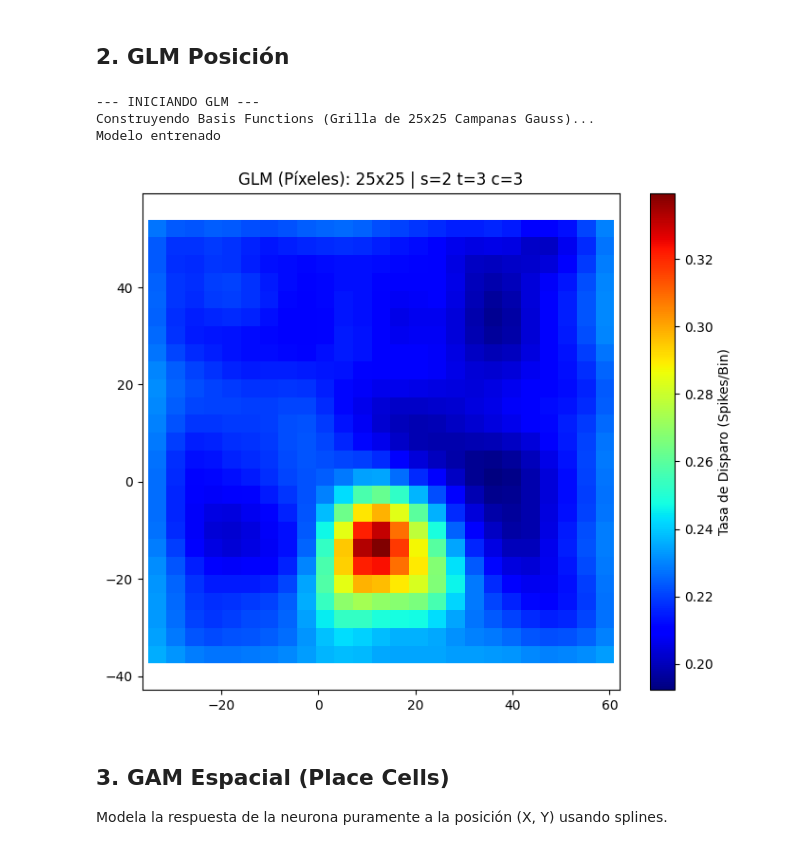
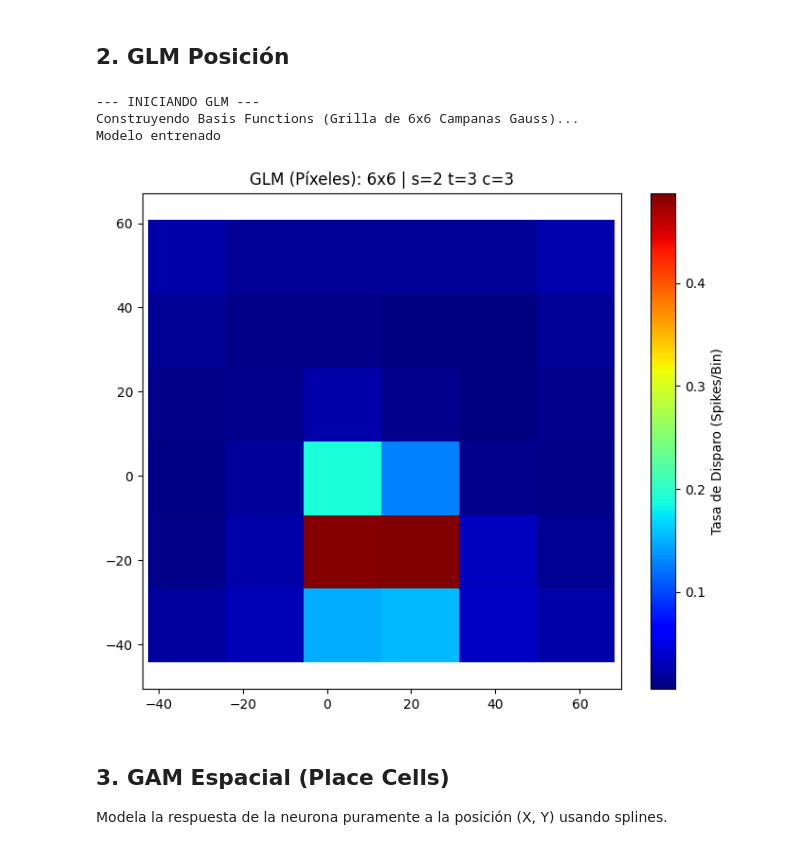
Before and after one commit to tomasroko1/Octodon-Degus, a Jupyter notebook: playground.ipynb, the cells around one changed output. Cells and saved outputs as stored; diff of their text form; code cells hidden in the pictures.

```diff
--- a/playground.ipynb
+++ b/playground.ipynb
@@ -24,12 +25,12 @@ firing_map(sesion, tetrodo, neurona)
 # %% [markdown]
 ## 2. GLM Posición
 # %%
-glm_posicion_manual(sesion, tetrodo, neurona, 25)
+glm_position(sesion, tetrodo, neurona, 6, 0.0010)
 # %% [output]
 --- INICIANDO GLM ---
-Construyendo Basis Functions (Grilla de 25x25 Campanas Gauss)...
+Construyendo Basis Functions (Grilla de 6x6 Campanas Gauss)...
 Modelo entrenado
-[figure, old version]
+[figure, new version]
 # %% [markdown]
 ## 3. GAM Espacial (Place Cells)
 Modela la respuesta de la neurona puramente a la posición (X, Y) usando splines.
```
Also changed, not shown: parts of 2 cells of this notebook, 19 other files.
